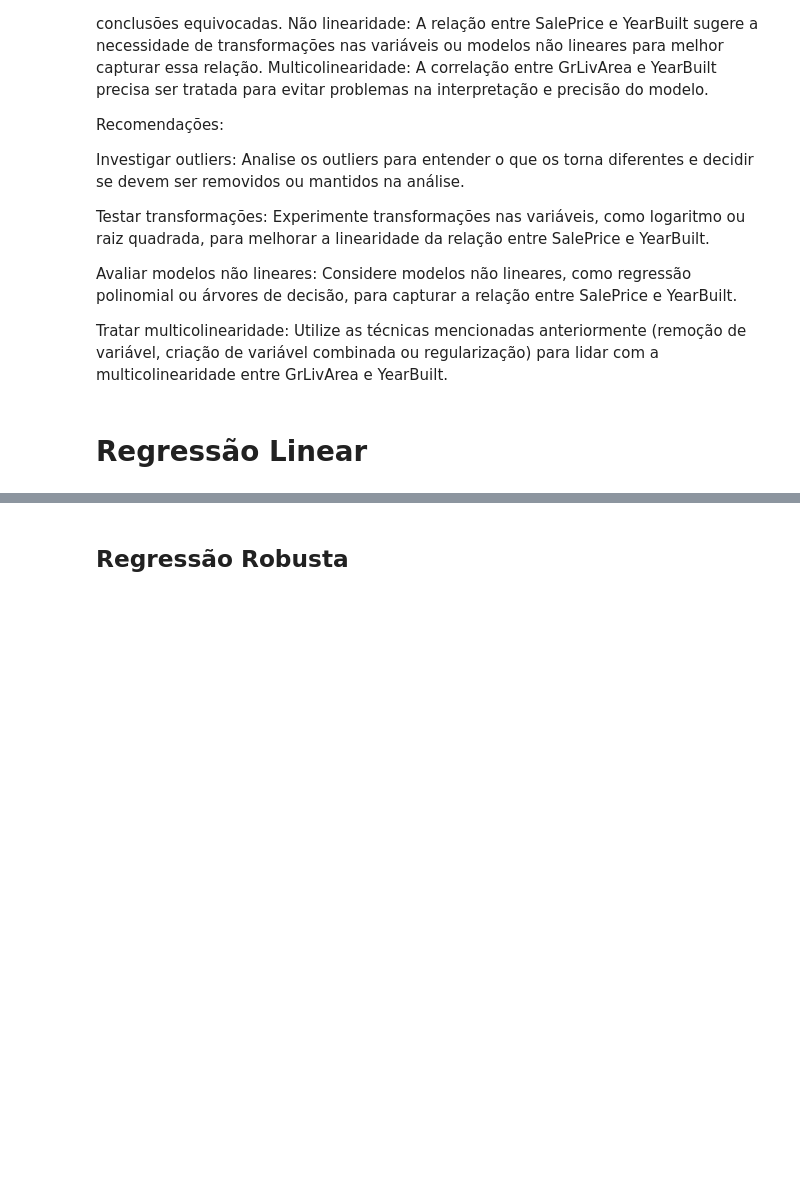
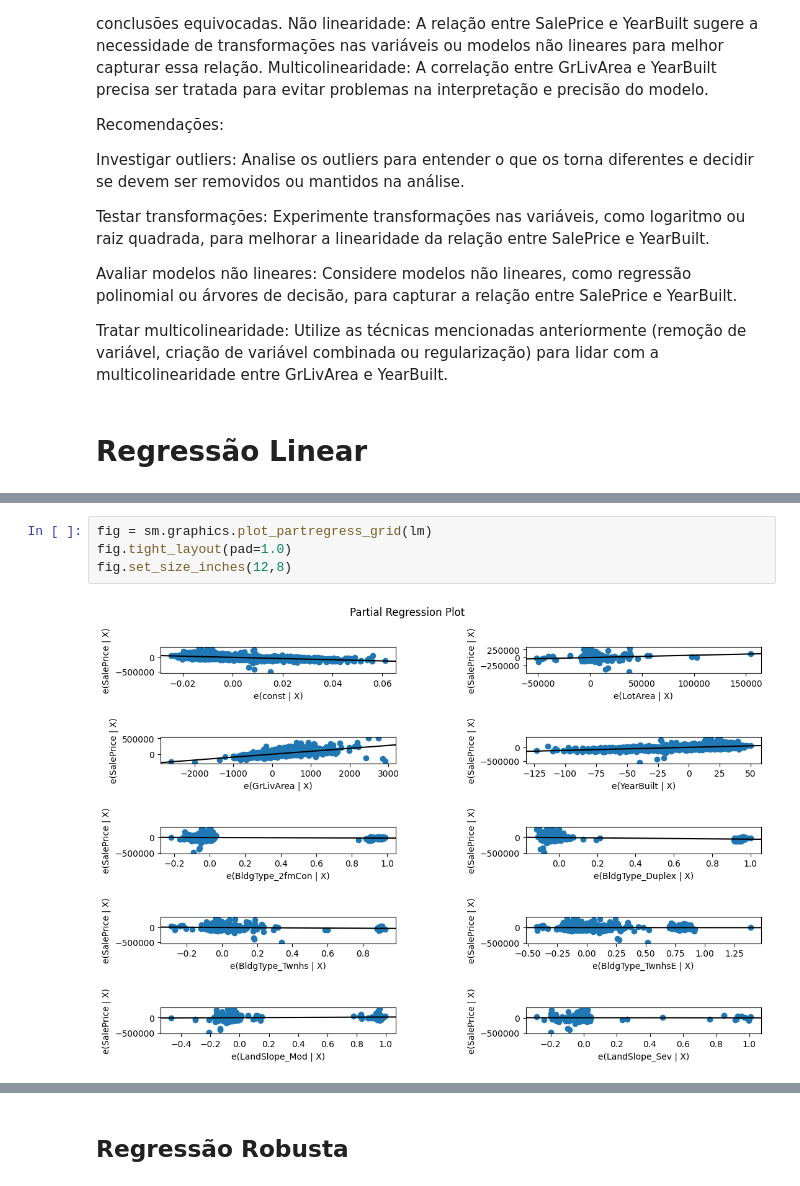
Before and after one commit to fernandosola/202412_aedi_regressao, a Jupyter notebook: notebooks/analise.ipynb, the cells around one changed output, grey strips where cells are left out. Drawn from its saved outputs; the diff is of its cells as text; blank space fills up the shorter version.

```diff
--- a/notebooks/analise.ipynb
+++ b/notebooks/analise.ipynb
@@ -1060,0 +1145,6 @@ Tratar multicolinearidade: Utilize as técnicas mencionadas anteriormente (remo
+# %%
+fig = sm.graphics.plot_partregress_grid(lm)
+fig.tight_layout(pad=1.0)
+fig.set_size_inches(12,8)
+# %% [output]
+[figure, added]
```
Also changed, not shown: parts of 22 cells of this notebook, 3 other files.
